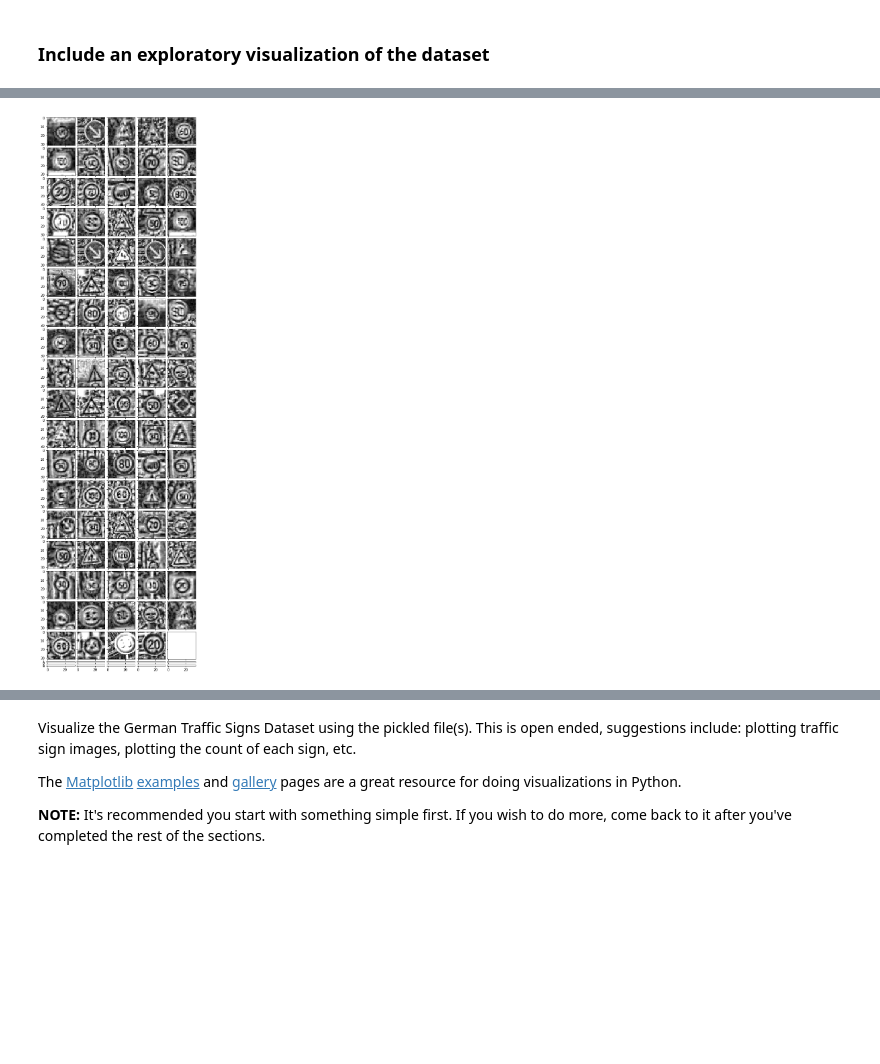
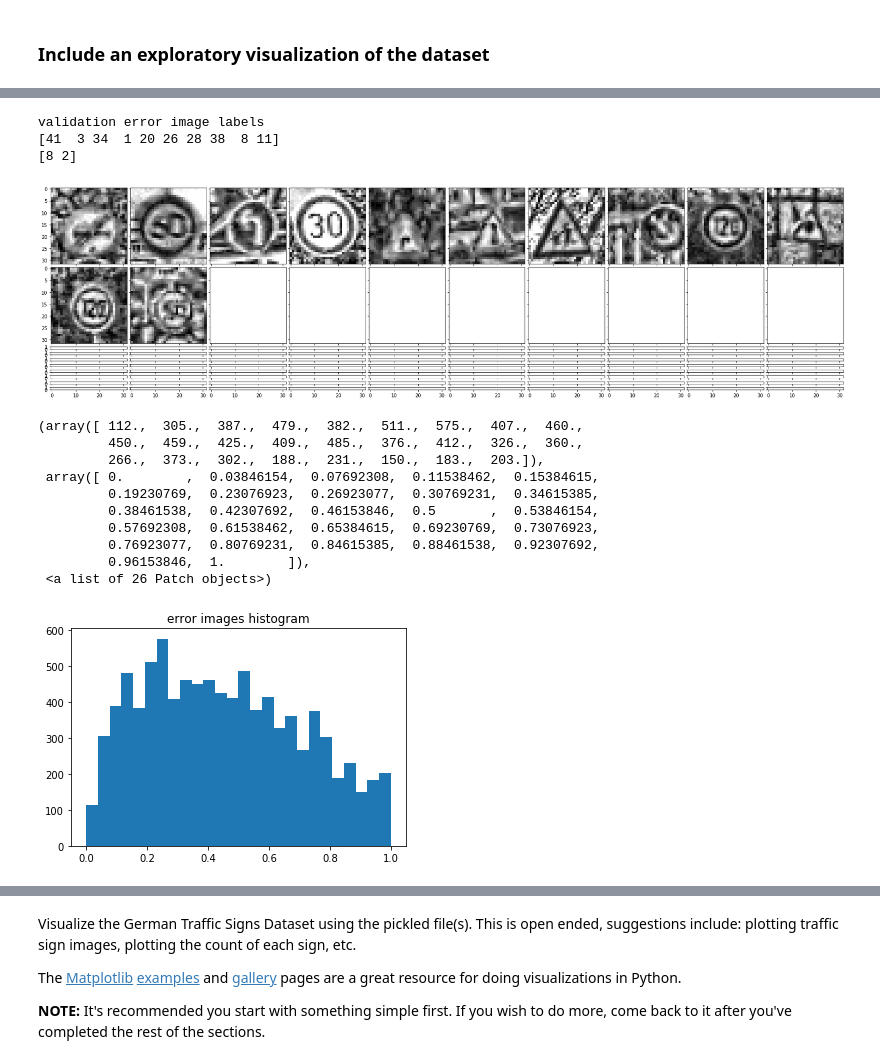
Before and after one commit to duke24k/self-driving-car-nd, a Jupyter notebook: p2/Traffic_Sign_Classifier_submit_revised.ipynb, the cells around one changed output, grey strips where cells are left out. Cells and saved outputs as stored; diff of their text form; code cells hidden in the pictures; blank space fills up the shorter version.

```diff
--- a/p2/Traffic_Sign_Classifier_submit_revised.ipynb
+++ b/p2/Traffic_Sign_Classifier_submit_revised.ipynb
@@ -571,7 +587,7 @@ y_value = tf.argmax(one_hot_y, 1)
 ### the accuracy on the test set should be calculated and reported as well.
 ### Feel free to use as many code cells as needed.
 
-EPOCHS = 50
+EPOCHS = 5
 BATCH_SIZE = 128
 
 # hyper parameters to be remained.
@@ -596,7 +612,7 @@ def evaluate(X_data, y_data):
 #       print(loss)
         total_loss += loss
         total_accuracy += (accuracy * len(batch_x))
-    return total_loss / num_examples , total_accuracy / num_examples
+    return total_loss  , total_accuracy / num_examples
 
 def evaluate_topk(X_data, y_data):
     num_examples = len(X_data)
@@ -605,7 +621,7 @@ def evaluate_topk(X_data, y_data):
         batch_x, batch_y = X_data[offset:offset+BATCH_SIZE], y_data[offset:offset+BATCH_SIZE]
         topk_values, topk_indices = sess.run(topk_operation, feed_dict={x: batch_x, y: batch_y})
 
-    return topk
+    return topk_values, topk_indices
 
 
 def evaluate_debugging(X_data, y_data):
@@ -618,9 +634,13 @@ def evaluate_debugging(X_data, y_data):
         loss_val, acc_val, top_k = sess.run([loss_operation,correct_prediction,topk_operation], feed_dict={x: batch_x, y: batch_y})
 
 #       print(loss)
-    #    total_loss += loss
-    #    total_accuracy += (accuracy * len(batch_x))
+#        total_loss += loss
+#        total_accuracy += (accuracy * len(batch_x))
     return loss_val, acc_val, top_k,batch_x, batch_y
+
+
+tf.add_to_collection("my_evaluate",evaluate)
+tf.add_to_collection("my_evaluate_topk", evaluate_topk)
 # %%
 # trainning and saving trained model
 
@@ -637,7 +657,7 @@ with tf.Session() as sess:
         for offset in range(0, num_examples, BATCH_SIZE):
             end = offset + BATCH_SIZE
             batch_x, batch_y = X_train[offset:end], y_train[offset:end]
-            _, loss_val, acc_val, top_k = sess.run([training_operation, loss_operation,correct_prediction,topk_operation], feed_dict={x: batch_x, y: batch_y})
+            sess.run(training_operation, feed_dict={x: batch_x, y: batch_y})
 
         print("EPOCH {} ...".format(i+1))
         validation_loss, validation_accuracy = evaluate(X_valid, y_valid)
@@ -646,7 +666,7 @@ with tf.Session() as sess:
         print("Validation Accuracy = {0:.3f}".format(validation_accuracy))
 
         if(i == (EPOCHS-1) ):
-
+            """
             if((offset+1) * BATCH_SIZE > num_examples):
                 print("EPOCH {} ...".format(i+1))
                 print("batch_y is %s " % batch_y)
@@ -692,6 +712,7 @@ with tf.Session() as sess:
                 for i in y_wrong_list:
                     debugger_images.append(batch_x[i])
 
+            """
             test_loss,test_accuracy = evaluate(X_test, y_test)
 
             print("EPOCH {} ...".format(i+1))
@@ -699,6 +720,7 @@ with tf.Session() as sess:
             print("Test Accuracy = {:.3f}".format(test_accuracy))
 
     saver.save(sess, "./lenet/model.ckpt")
+#    tf.train.export_meta_graph(filename='./lenet/model.meta')
 
     print("Model saved")
 # %% [output]
@@ -721,6 +743 @@ Test Accuracy = 0.945
 Model saved
-# %%
-print(debugger_labels)
-for image in debugger_images:
-    gray = image.reshape(32,32)
-    show_image(gray, cmap="gray")
@@ -1005,16 +940,49 @@ for i,c in enumerate(df.columns):
 # %%
+print("validation error image labels")
+#print(debugger_valid_labels)
+
+num_debugger = np.asarray(debugger_valid_labels)
+
+#print(num_debugger.shape[0])
+
+for i in range((math.ceil((num_debugger.shape[0])/10))):
+
+    offset = i * 10
+    print(num_debugger[offset:offset+10])
+
+
 fig = plt.figure(1, (30., 30.))
 
 grid = ImageGrid(fig, 111,  # similar to subplot(111)
-                 nrows_ncols=(20, 5),  # creates 2x2 grid of axes
+                 nrows_ncols=(10, 10),  # creates 2x2 grid of axes
                  axes_pad=0.1,  # pad between axes in inch.
                   )
 
 for index, image in enumerate(debugger_valid_images):
     gray = image.reshape(32,32)
     grid[index].imshow(gray, cmap="gray")
 #    show_image(gray, cmap="gray")
 
 plt.show()
 # %% [output]
+validation error image labels
+[41  3 34  1 20 26 28 38  8 11]
+[8 2]
-[figure, old version]
+[figure, new version]
+# %%
+error_images = np.asarray(debugger_valid_images)
+
+plt.title("error images histogram")
+plt.hist(error_images.flatten(), bins='auto')
+# %% [output]
+(array([ 112.,  305.,  387.,  479.,  382.,  511.,  575.,  407.,  460.,
+         450.,  459.,  425.,  409.,  485.,  376.,  412.,  326.,  360.,
+         266.,  373.,  302.,  188.,  231.,  150.,  183.,  203.]),
+ array([ 0.        ,  0.03846154,  0.07692308,  0.11538462,  0.15384615,
+         0.19230769,  0.23076923,  0.26923077,  0.30769231,  0.34615385,
+         0.38461538,  0.42307692,  0.46153846,  0.5       ,  0.53846154,
+         0.57692308,  0.61538462,  0.65384615,  0.69230769,  0.73076923,
+         0.76923077,  0.80769231,  0.84615385,  0.88461538,  0.92307692,
+         0.96153846,  1.        ]),
+ <a list of 26 Patch objects>)
+[figure, added]
```
Also changed, not shown: parts of 50 cells of this notebook.
